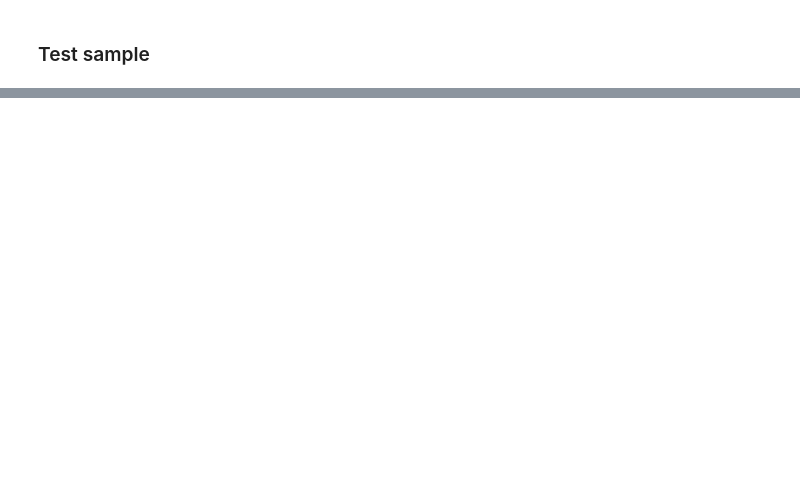
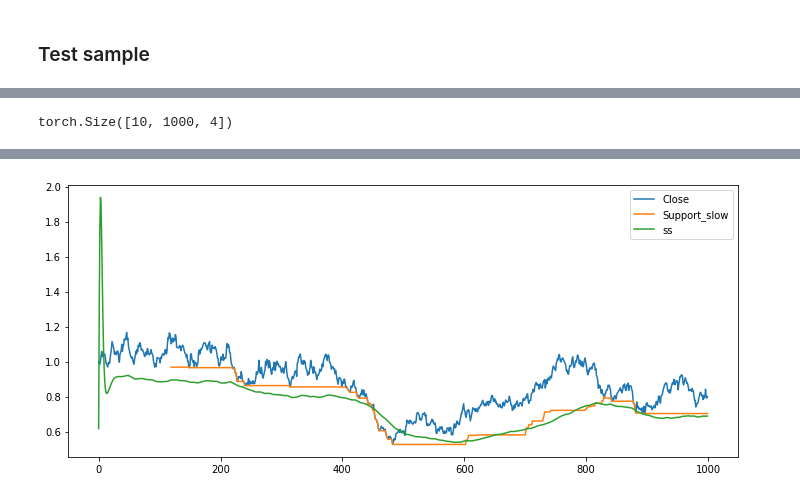
Before and after one commit to peerchen/trend-following-1, a Jupyter notebook: Time Series Prediction Example.ipynb, the cells around one changed output, grey strips where cells are left out. Drawn from its saved outputs; the diff is of its cells as text; code cells hidden in the pictures; blank space fills up the shorter version.

```diff
--- a/Time Series Prediction Example.ipynb
+++ b/Time Series Prediction Example.ipynb
@@ -608,13 +642,13 @@ res_j[['Close', 'Support_slow', 'ss']].plot(figsize=(12, 5));
 # %% [markdown]
 ### Test sample
 # %%
-N_samples = 2
+test_samples = 10
 
 input_variables = ['Close']
 target_variables = ['Resistance_fast', 'Resistance_slow',
                     'Support_fast', 'Support_slow']
 
-test_paths = [add_support_resistance(sim_path()) for i in range(N_samples)]
+test_paths = [add_support_resistance(sim_path()) for i in range(test_samples)]
 test_inputs = np.array([p[input_variables].values for p in test_paths])
 test_targets = np.array([p[target_variables].values for p in test_paths])
 # %%
@@ -625,4 +661,6 @@ test_inputs.size()
 # %%
 with torch.no_grad():
-    out = seq(test_inputs)
-out.size()
+    test_out = seq(test_inputs)
+test_out.size()
+# %% [output]
+torch.Size([10, 1000, 4])
@@ -637,0 +667,8 @@ res_j[['Close', 'Support_slow', 'ss']].plot(figsize=(12, 5));
+# %%
+j = np.random.randint(0, test_samples)
+y_hat = test_out.detach().numpy()
+y_hat_df = DataFrame(data=y_hat[j,...], columns=['rf', 'rs', 'sf', 'ss'])
+res_j = pd.concat((test_paths[j], y_hat_df), axis=1)
+print('Loss:', criterion(test_out, test_targets).item())
+res_j[['Close', 'Support_slow', 'ss']].plot(figsize=(12, 5));
+# %% [output]
@@ -637,0 +676 @@ res_j[['Close', 'Support_slow', 'ss']].plot(figsize=(12, 5));
+[figure, added]
```
Also changed, not shown: parts of 29 cells of this notebook.
